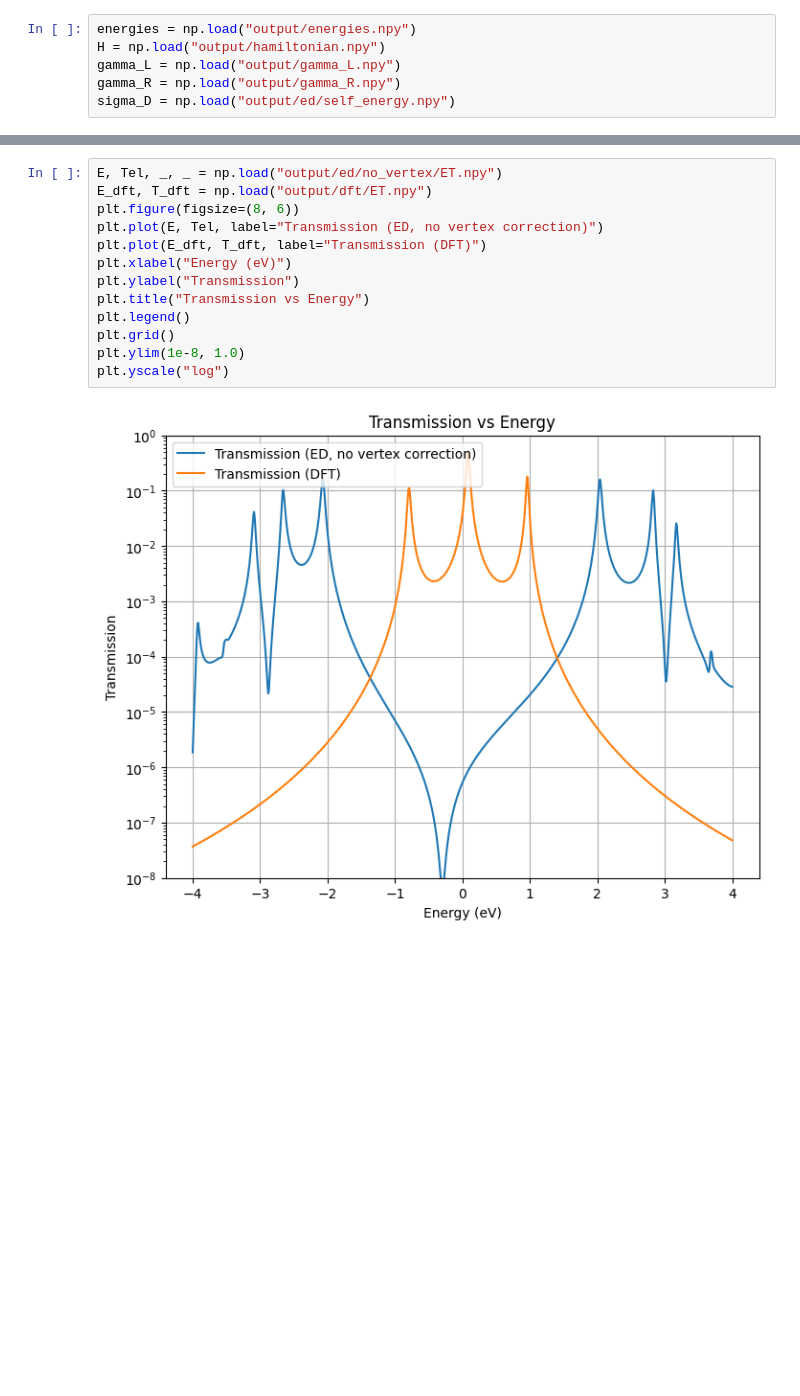
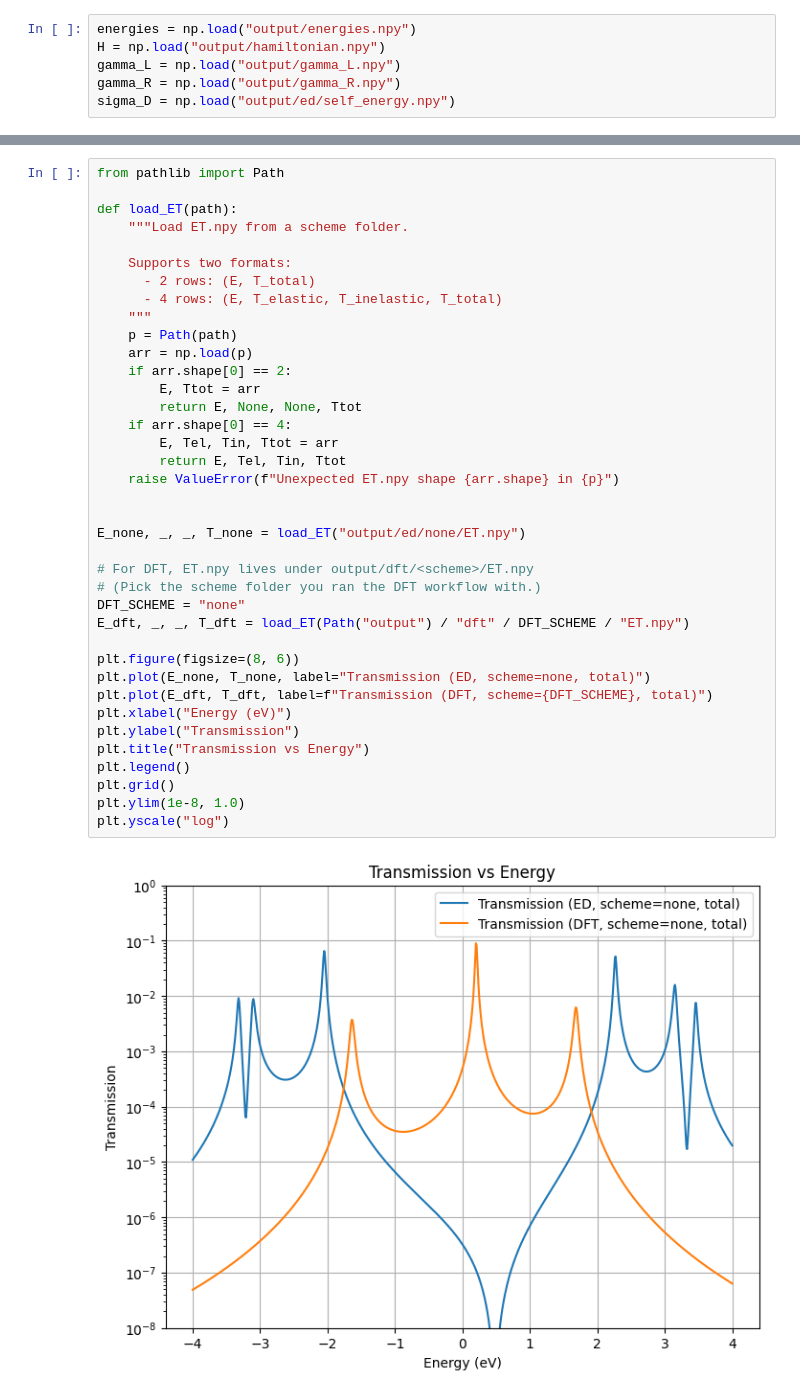
Before and after one commit to aj0337/qtpyt-tests, a Jupyter notebook: vertex_correction/pentadienyl/toy_model/analysis.ipynb, the cells around one changed output, grey strips where cells are left out. Saved outputs shown, nothing was run; the diff lists cells and outputs as text; blank space fills up the shorter version.

```diff
--- a/vertex_correction/pentadienyl/toy_model/analysis.ipynb
+++ b/vertex_correction/pentadienyl/toy_model/analysis.ipynb
@@ -55,18 +61,43 @@ plt.show()
 # %%
-E, Tel, _, _ = np.load("output/ed/no_vertex/ET.npy")
-E_dft, T_dft = np.load("output/dft/ET.npy")
+from pathlib import Path
+
+def load_ET(path):
+    """Load ET.npy from a scheme folder.
+
+    Supports two formats:
+      - 2 rows: (E, T_total)
+      - 4 rows: (E, T_elastic, T_inelastic, T_total)
+    """
+    p = Path(path)
+    arr = np.load(p)
+    if arr.shape[0] == 2:
+        E, Ttot = arr
+        return E, None, None, Ttot
+    if arr.shape[0] == 4:
+        E, Tel, Tin, Ttot = arr
+        return E, Tel, Tin, Ttot
+    raise ValueError(f"Unexpected ET.npy shape {arr.shape} in {p}")
+
+
+E_none, _, _, T_none = load_ET("output/ed/none/ET.npy")
+
+# For DFT, ET.npy lives under output/dft/<scheme>/ET.npy
+# (Pick the scheme folder you ran the DFT workflow with.)
+DFT_SCHEME = "none"
+E_dft, _, _, T_dft = load_ET(Path("output") / "dft" / DFT_SCHEME / "ET.npy")
+
 plt.figure(figsize=(8, 6))
-plt.plot(E, Tel, label="Transmission (ED, no vertex correction)")
-plt.plot(E_dft, T_dft, label="Transmission (DFT)")
+plt.plot(E_none, T_none, label="Transmission (ED, scheme=none, total)")
+plt.plot(E_dft, T_dft, label=f"Transmission (DFT, scheme={DFT_SCHEME}, total)")
 plt.xlabel("Energy (eV)")
 plt.ylabel("Transmission")
 plt.title("Transmission vs Energy")
 plt.legend()
 plt.grid()
 plt.ylim(1e-8, 1.0)
 plt.yscale("log")
 # %% [output]
-[figure, old version]
+[figure, new version]
 # %%
 E, Tel, Tin_ferretti, T_ferretti = np.load("output/ed/ferretti/ET.npy")
 plt.figure(figsize=(8, 6))
```
Also changed, not shown: parts of 9 cells of this notebook, 3 other files.
